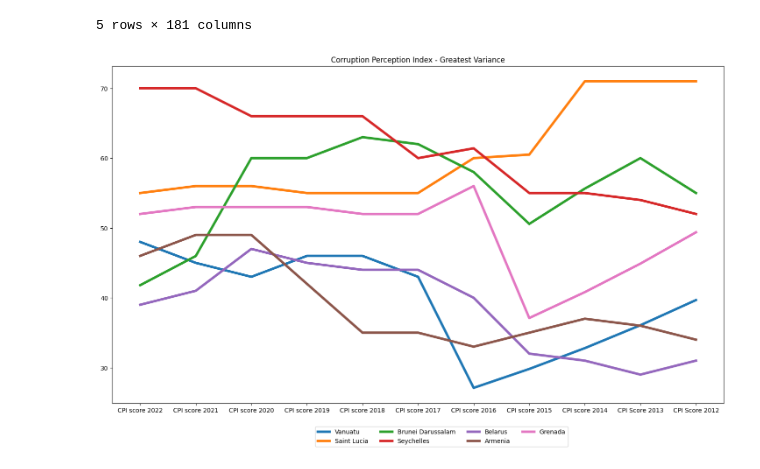
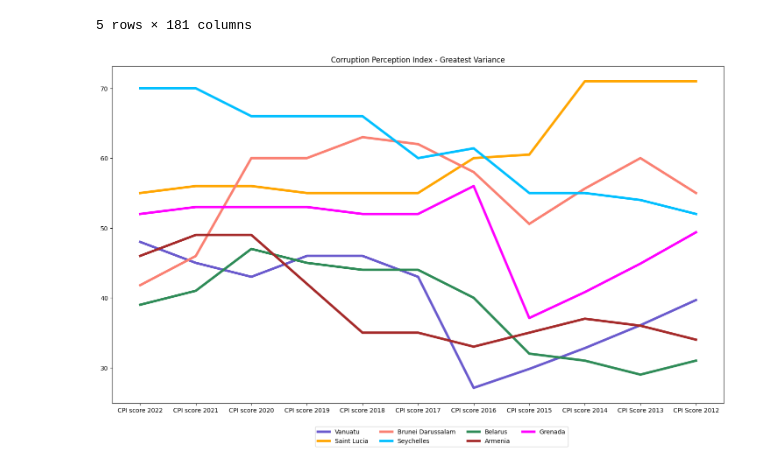
Before and after one commit to Rick-Rice/DATA110, a Jupyter notebook: Project_1_Global_Corruption.ipynb, the cells around one changed output. Cells and saved outputs as stored; diff of their text form; code cells hidden in the pictures.

```diff
--- a/Project_1_Global_Corruption.ipynb
+++ b/Project_1_Global_Corruption.ipynb
@@ -656,27 +659,27 @@ df_CPI.T.tail()
 # %%
 #  Another plot of high variance countries
 
 df_CPI_sorted = df_CPI.sort_values(by=['variance'],ascending=False)
 
 df_sorted = df_CPI_sorted.head(8)
 
 df_sorted.drop(['Fiji'],inplace=True)    # too many missing values
 
 df_CPI_sorted.head(8)
 
 del df_CPI['variance']
 
 del df_sorted['variance']
 
 sortedT = df_sorted.transpose()
 
 plt.figure(figsize=(18,10))
 
-sns.lineplot(data=sortedT,linewidth=4,dashes=False,
+sns.lineplot(data=sortedT,linewidth=4,dashes=False,palette=['slateblue','orange','salmon','deepskyblue','seagreen','brown','fuchsia'],
              linestyle='solid').set(title='Corruption Perception Index - Greatest Variance')
 
 plt.legend(ncols=4,fontsize='medium',bbox_to_anchor=(0.75,-0.06))
 
 plt.show()
 # %% [output]
-[figure, old version]
+[figure, new version]
```
Also changed, not shown: parts of 5 cells of this notebook.
